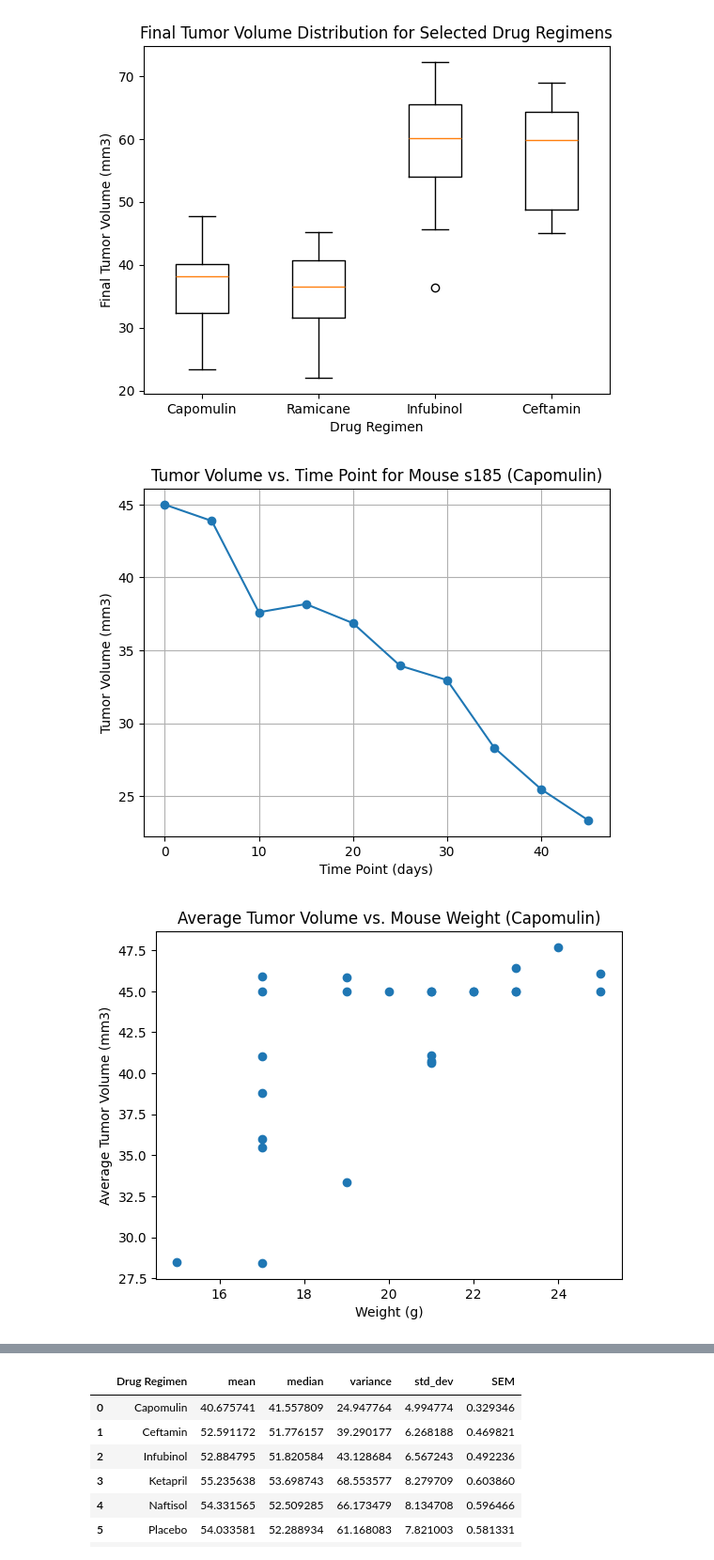
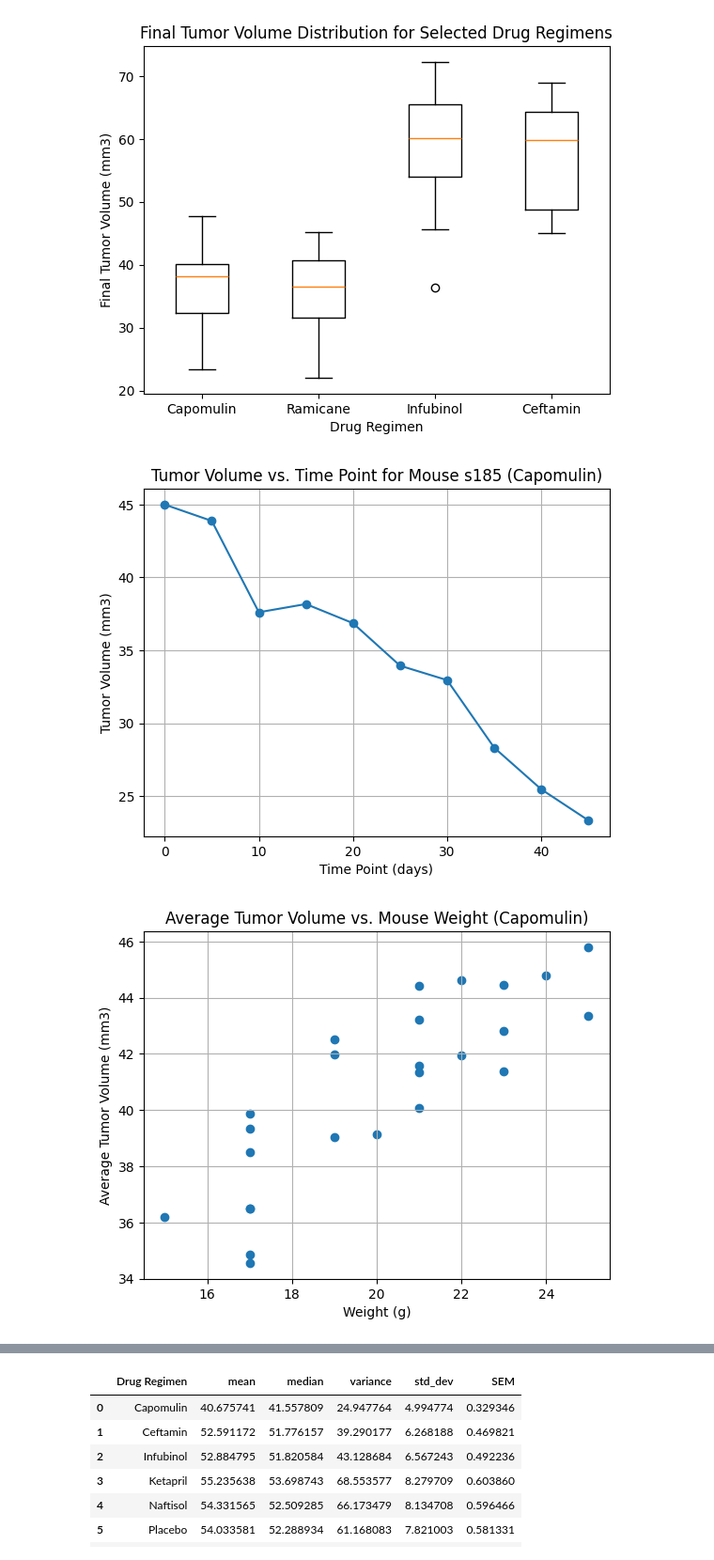
Before and after one commit to ngrief/Pymaceuticals, a Jupyter notebook: Pymaceuticals/pymaceuticals_analysis_complete_updated.ipynb, the cells around one changed output, grey strips where cells are left out. Shown at 94% size. Saved outputs shown, nothing was run; the diff lists cells and outputs as text; code cells hidden in the pictures.

```diff
--- a/Pymaceuticals/pymaceuticals_analysis_complete_updated.ipynb
+++ b/Pymaceuticals/pymaceuticals_analysis_complete_updated.ipynb
@@ -172,25 +172,30 @@ Ceftamin potential outliers: Series([], Name: Tumor Volume (mm3), dtype: float64
 # %%
 # Select a single mouse treated with Capomulin for the line plot
 capomulin_mouse = merged_df[(merged_df["Drug Regimen"] == "Capomulin") & (merged_df["Mouse ID"] == "s185")]
 
 # Plot the tumor volume over time
 plt.plot(capomulin_mouse["Timepoint"], capomulin_mouse["Tumor Volume (mm3)"], marker="o")
 plt.title("Tumor Volume vs. Time Point for Mouse s185 (Capomulin)")
 plt.xlabel("Time Point (days)")
 plt.ylabel("Tumor Volume (mm3)")
 plt.grid(True)  # Optional: Adds a grid for better readability
 plt.show()
 
-# Scatter plot of mouse weight vs. average tumor volume for Capomulin regimen
-capomulin_data = cleaned_df[cleaned_df["Drug Regimen"] == "Capomulin"]
-avg_tumor_volume = capomulin_data.groupby("Mouse ID").mean(numeric_only=True)["Tumor Volume (mm3)"]
-mouse_weights = capomulin_data.groupby("Mouse ID").mean(numeric_only=True)["Weight (g)"]
+# Filter data for the Capomulin regimen
+capomulin_data = merged_df[merged_df["Drug Regimen"] == "Capomulin"]
+
+# Group by 'Mouse ID' and calculate the average tumor volume and corresponding weight
+avg_tumor_volume = capomulin_data.groupby("Mouse ID")["Tumor Volume (mm3)"].mean()
+mouse_weights = capomulin_data.groupby("Mouse ID")["Weight (g)"].mean()
+
+# Plot the scatter plot with matching indices for 'Mouse ID'
 plt.scatter(mouse_weights, avg_tumor_volume)
 plt.title("Average Tumor Volume vs. Mouse Weight (Capomulin)")
 plt.xlabel("Weight (g)")
 plt.ylabel("Average Tumor Volume (mm3)")
+plt.grid(True)  # Optional: Adds grid for better visualization
 plt.show()
 # %% [output]
 [figure]
-[figure, old version]
+[figure, new version]
 # %%
```
Also changed, not shown: parts of 1 cell of this notebook.
